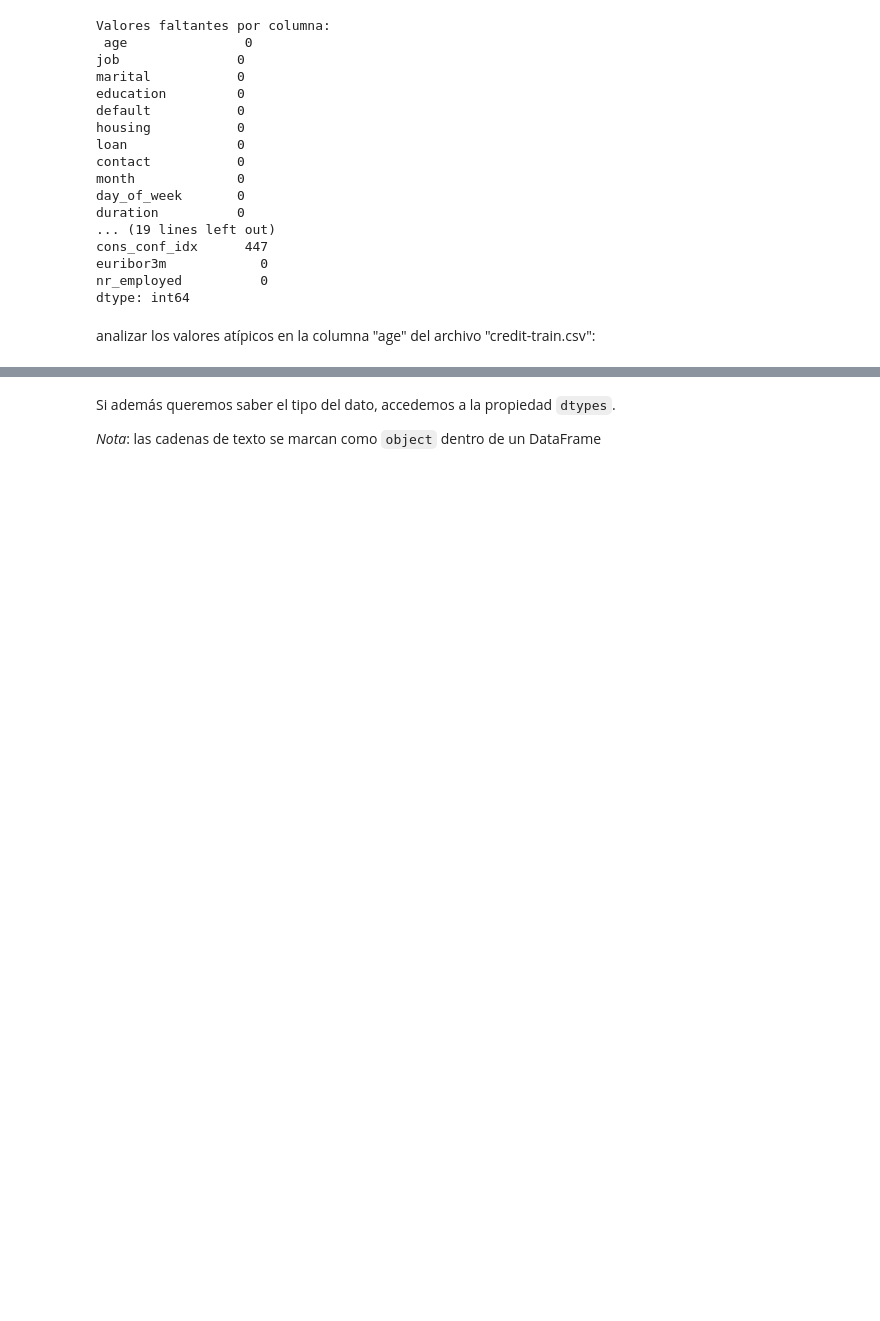
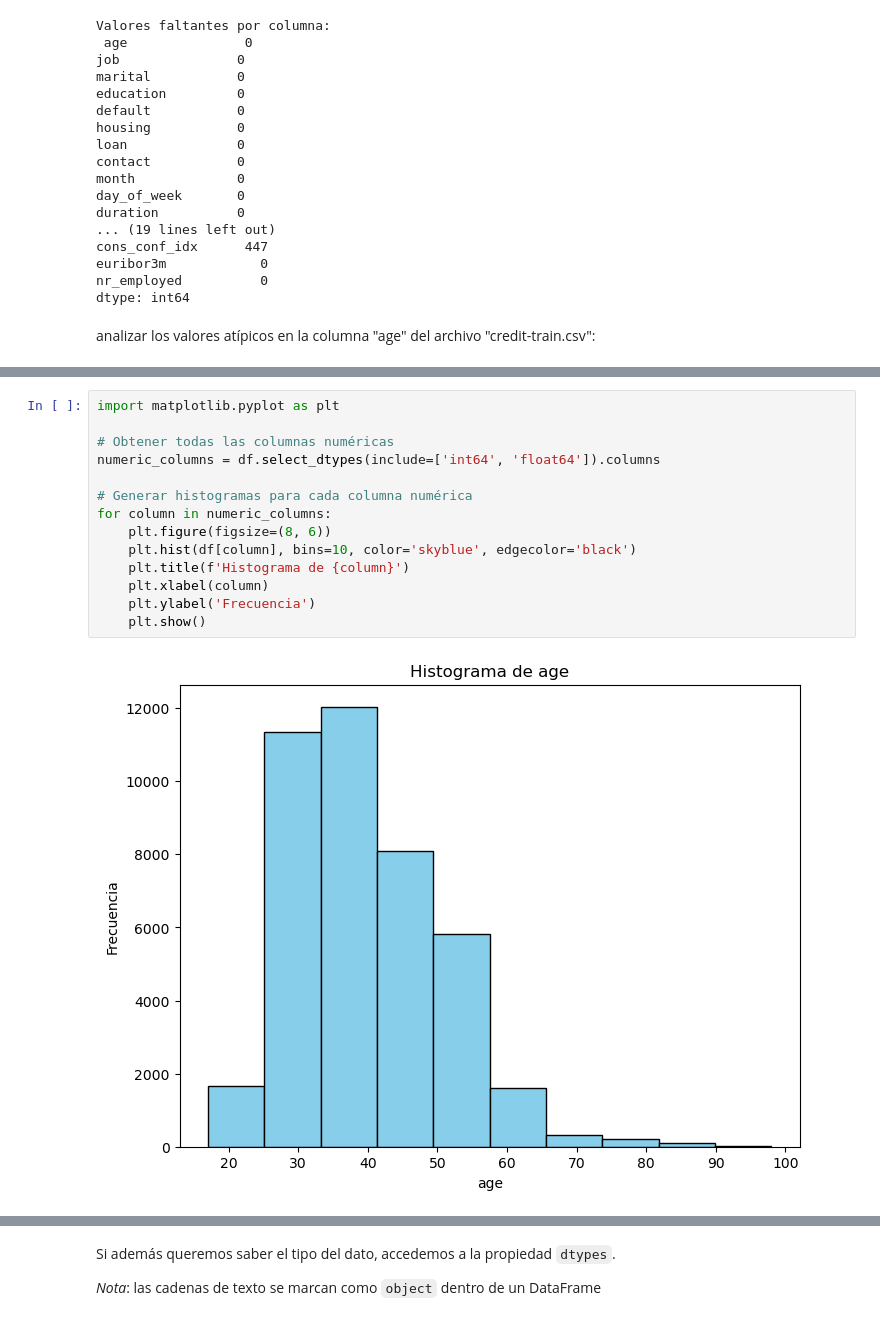
Before and after one commit to mpadinrepo/BIGDATA_IA, a Jupyter notebook: BIGDATA_IA/ML_VANESA/Unidad2_Aprendizaje_Supervisada/Proxecto UD2-20240205/ML.UD2.Supervised-FinalProject.ipynb, the cells around one changed output, grey strips where cells are left out. Cells and saved outputs as stored; diff of their text form; blank space fills up the shorter version.

```diff
--- a/BIGDATA_IA/ML_VANESA/Unidad2_Aprendizaje_Supervisada/Proxecto UD2-20240205/ML.UD2.Supervised-FinalProject.ipynb
+++ b/BIGDATA_IA/ML_VANESA/Unidad2_Aprendizaje_Supervisada/Proxecto UD2-20240205/ML.UD2.Supervised-FinalProject.ipynb
@@ -227,0 +477,16 @@ print("Valores atípicos por columna:\n", outliers)
+# %%
+import matplotlib.pyplot as plt
+
+# Obtener todas las columnas numéricas
+numeric_columns = df.select_dtypes(include=['int64', 'float64']).columns
+
+# Generar histogramas para cada columna numérica
+for column in numeric_columns:
+    plt.figure(figsize=(8, 6))
+    plt.hist(df[column], bins=10, color='skyblue', edgecolor='black')
+    plt.title(f'Histograma de {column}')
+    plt.xlabel(column)
+    plt.ylabel('Frecuencia')
+    plt.show()
+# %% [output]
+[figure, added]
```
Also changed, not shown: parts of 28 cells of this notebook, 1 other file.
